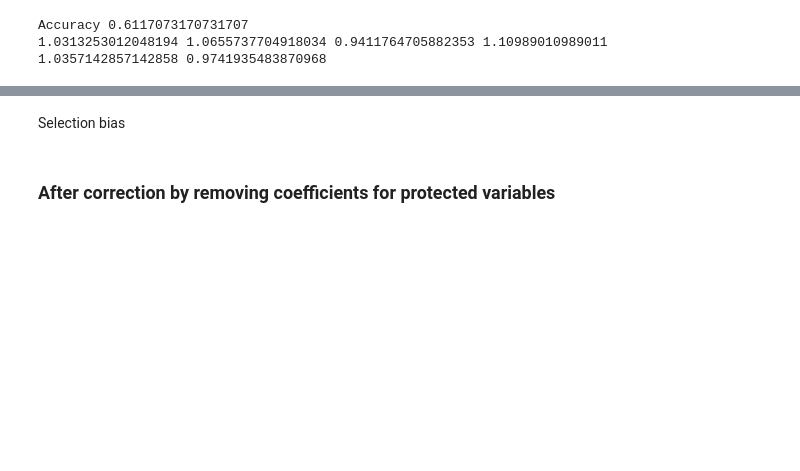
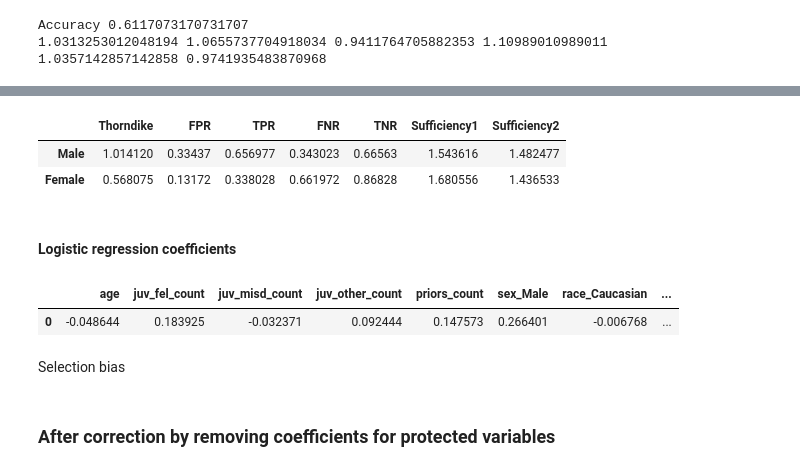
Before and after one commit to llmlks/fairness-recidivism, a Jupyter notebook: Project3.ipynb, the cells around one changed output, grey strips where cells are left out. Cells and saved outputs as stored; diff of their text form; code cells hidden in the pictures; blank space fills up the shorter version.

```diff
--- a/Project3.ipynb
+++ b/Project3.ipynb
@@ -342,3 +294,16 @@ array([[-0.04864408,  0.18392522, -0.03237128,  0.0924441 ,  0.14757348,
+# %%
+sex
+# %% [output]
+|  | Thorndike | FPR | TPR | FNR | TNR | Sufficiency1 | Sufficiency2 |
+| Male | 1.014120 | 0.33437 | 0.656977 | 0.343023 | 0.66563 | 1.543616 | 1.482477 |
+| Female | 0.568075 | 0.13172 | 0.338028 | 0.661972 | 0.86828 | 1.680556 | 1.436533 |
+# %% [markdown]
+#### Logistic regression coefficients
+# %%
+pd.DataFrame(lg.coef_, columns=pred_df.columns)
+# %% [output]
+|  | age | juv_fel_count | juv_misd_count | juv_other_count | priors_count | sex_Male | race_Caucasian | ... |
+| 0 | -0.048644 | 0.183925 | -0.032371 | 0.092444 | 0.147573 | 0.266401 | -0.006768 | ... |
 # %% [markdown]
 Selection bias
 # %% [markdown]
```
Also changed, not shown: parts of 15 cells of this notebook, 5 other files.
